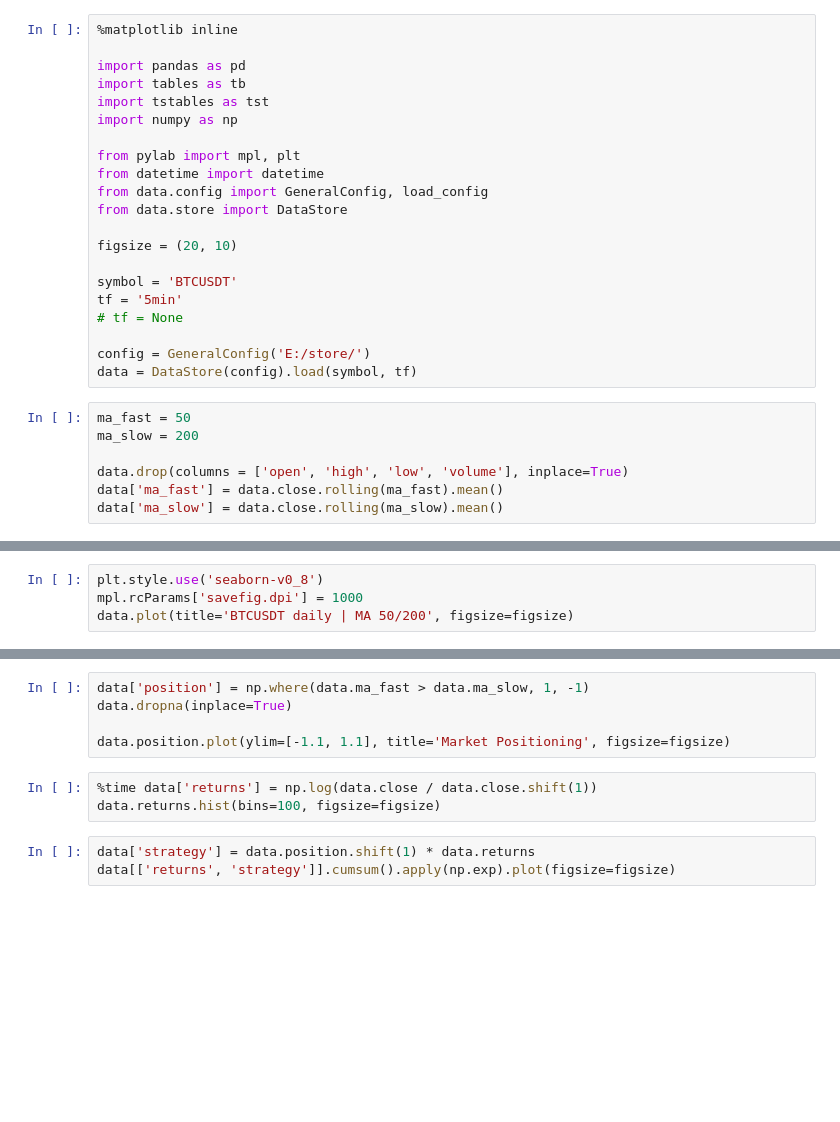
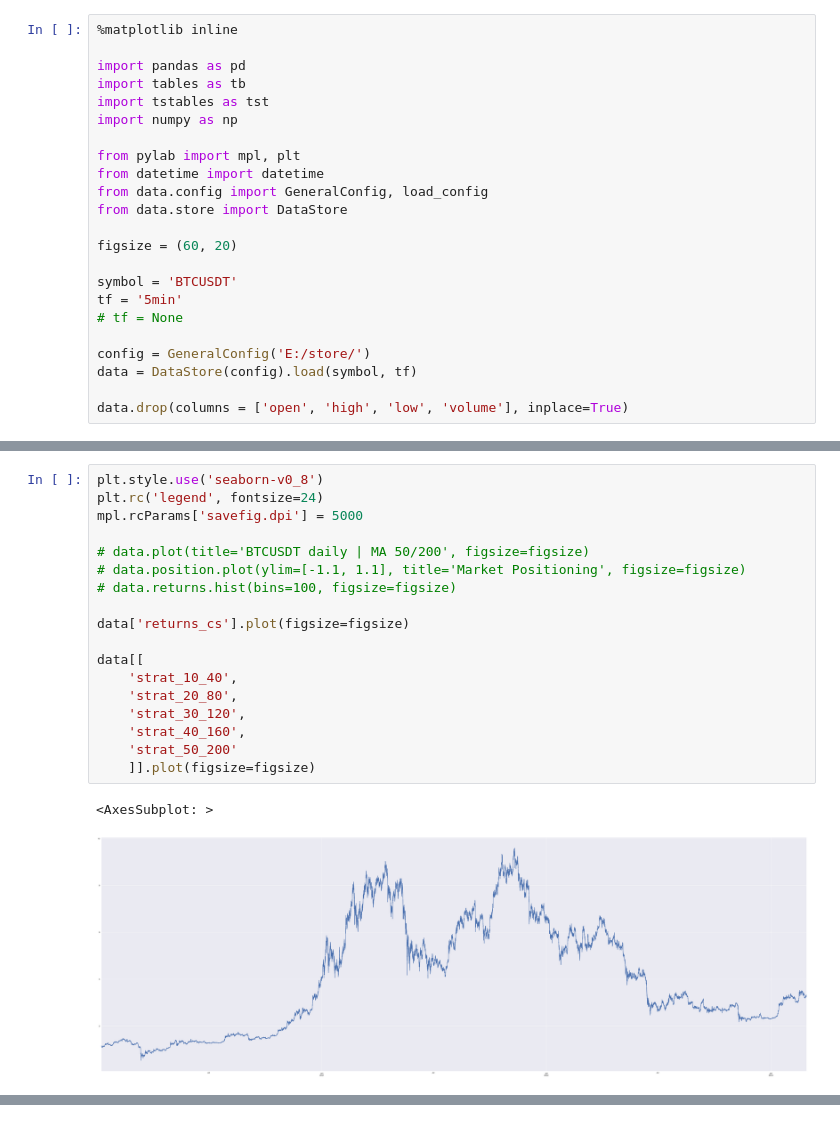
Before and after one commit to BojanSpa/quantpy, a Jupyter notebook: src/backtester.ipynb, the cells around one changed output, grey strips where cells are left out. Drawn from its saved outputs; the diff is of its cells as text; blank space fills up the shorter version.

```diff
--- a/src/backtester.ipynb
+++ b/src/backtester.ipynb
@@ -11,7 +11,7 @@ from datetime import datetime
 from data.config import GeneralConfig, load_config
 from data.store import DataStore
 
-figsize = (20, 10)
+figsize = (60, 20)
 
 symbol = 'BTCUSDT'
 tf = '5min'
@@ -19,10 +19,5 @@ tf = '5min'
 
 config = GeneralConfig('E:/store/')
 data = DataStore(config).load(symbol, tf)
+
+data.drop(columns = ['open', 'high', 'low', 'volume'], inplace=True)
-# %%
-ma_fast = 50
-ma_slow = 200
-
-data.drop(columns = ['open', 'high', 'low', 'volume'], inplace=True)
-data['ma_fast'] = data.close.rolling(ma_fast).mean()
-data['ma_slow'] = data.close.rolling(ma_slow).mean()
@@ -29,4 +67,21 @@ data['ma_slow'] = data.close.rolling(ma_slow).mean()
 # %%
 plt.style.use('seaborn-v0_8')
-mpl.rcParams['savefig.dpi'] = 1000
-data.plot(title='BTCUSDT daily | MA 50/200', figsize=figsize)
+plt.rc('legend', fontsize=24)
+mpl.rcParams['savefig.dpi'] = 5000
+
+# data.plot(title='BTCUSDT daily | MA 50/200', figsize=figsize)
+# data.position.plot(ylim=[-1.1, 1.1], title='Market Positioning', figsize=figsize)
+# data.returns.hist(bins=100, figsize=figsize)
+
+data['returns_cs'].plot(figsize=figsize)
+
+data[[
+    'strat_10_40',
+    'strat_20_80',
+    'strat_30_120',
+    'strat_40_160',
+    'strat_50_200'
+    ]].plot(figsize=figsize)
+# %% [output]
+<AxesSubplot: >
+[figure, added]
@@ -33,11 +88,0 @@ data.plot(title='BTCUSDT daily | MA 50/200', figsize=figsize)
-# %%
-data['position'] = np.where(data.ma_fast > data.ma_slow, 1, -1)
-data.dropna(inplace=True)
-
-data.position.plot(ylim=[-1.1, 1.1], title='Market Positioning', figsize=figsize)
-# %%
-%time data['returns'] = np.log(data.close / data.close.shift(1))
-data.returns.hist(bins=100, figsize=figsize)
-# %%
-data['strategy'] = data.position.shift(1) * data.returns
-data[['returns', 'strategy']].cumsum().apply(np.exp).plot(figsize=figsize)
```
Also changed, not shown: parts of 2 cells of this notebook, 5 other files.
